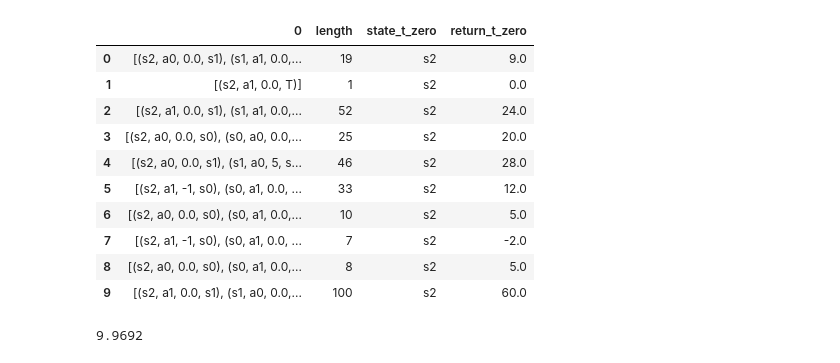
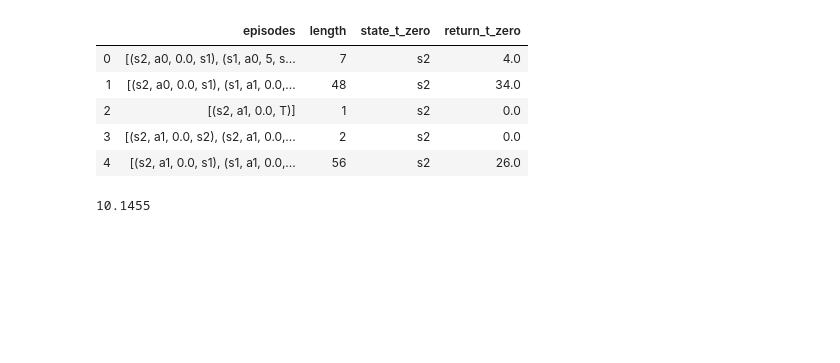
Before and after one commit to vumaasha/rl_handson, a Jupyter notebook: MDP/mdp.ipynb, the cells around one changed output. Cells and saved outputs as stored; diff of their text form; code cells hidden in the pictures; blank space fills up the shorter version.

```diff
--- a/MDP/mdp.ipynb
+++ b/MDP/mdp.ipynb
@@ -60,19 +95,10 @@ mdp = MDP(transition_probs, rewards)
 # %%
-import pandas as pd
-pd.set_option('display.max_colwidth',-1)
-
-def get_return(episode, t=0, gamma=1):
-    if len(episode) > t:
-        return episode[t][2] + gamma * get_return(episode, t+1, gamma)
-    else:
-        return 0
-
 def generate_episodes(count=10,start_state=None):
     episodes = [mdp.generate_episodes(start_state=start_state) for i in range(count)]
-    episodes_df = pd.Series(episodes).to_frame()
-    episodes_df['length'] = episodes_df[0].apply(len)
-    episodes_df['state_t_zero'] = episodes_df[0].apply(lambda x:x[0][0])
-    episodes_df['return_t_zero'] =  episodes_df[0].apply(get_return)
+    episodes_df = pd.DataFrame({'episodes':episodes})
+    episodes_df['length'] = episodes_df['episodes'].apply(len)
+    episodes_df['state_t_zero'] = episodes_df['episodes'].apply(lambda x:x[0][0])
+    episodes_df['return_t_zero'] =  episodes_df['episodes'].apply(get_return)
     return episodes_df
 # %%
 episodes_df = generate_episodes()
@@ -92,21 +113,16 @@ episodes_df
 # %%
 episodes_df = generate_episodes(count=10,start_state='s2')
-episodes_df
+episodes_df.head()
 # %% [output]
-|  | 0 | length | state_t_zero | return_t_zero |
-| 0 | [(s2, a0, 0.0, s1), (s1, a1, 0.0,... | 19 | s2 | 9.0 |
-| 1 | [(s2, a1, 0.0, T)] | 1 | s2 | 0.0 |
-| 2 | [(s2, a1, 0.0, s1), (s1, a1, 0.0,... | 52 | s2 | 24.0 |
-| 3 | [(s2, a0, 0.0, s0), (s0, a0, 0.0,... | 25 | s2 | 20.0 |
-| 4 | [(s2, a0, 0.0, s1), (s1, a0, 5, s... | 46 | s2 | 28.0 |
-| 5 | [(s2, a1, -1, s0), (s0, a1, 0.0, ... | 33 | s2 | 12.0 |
-| 6 | [(s2, a0, 0.0, s0), (s0, a1, 0.0,... | 10 | s2 | 5.0 |
-| 7 | [(s2, a1, -1, s0), (s0, a1, 0.0, ... | 7 | s2 | -2.0 |
-| 8 | [(s2, a0, 0.0, s0), (s0, a1, 0.0,... | 8 | s2 | 5.0 |
-| 9 | [(s2, a1, 0.0, s1), (s1, a0, 0.0,... | 100 | s2 | 60.0 |
+|  | episodes | length | state_t_zero | return_t_zero |
+| 0 | [(s2, a0, 0.0, s1), (s1, a0, 5, s... | 7 | s2 | 4.0 |
+| 1 | [(s2, a0, 0.0, s1), (s1, a1, 0.0,... | 48 | s2 | 34.0 |
+| 2 | [(s2, a1, 0.0, T)] | 1 | s2 | 0.0 |
+| 3 | [(s2, a1, 0.0, s2), (s2, a1, 0.0,... | 2 | s2 | 0.0 |
+| 4 | [(s2, a1, 0.0, s1), (s1, a1, 0.0,... | 56 | s2 | 26.0 |
 # %%
 episodes_df = generate_episodes(count=10000,start_state='s2')
 value_s0 = episodes_df.return_t_zero.mean()
 value_s0
 # %% [output]
-9.9692
+10.1455
```
Also changed, not shown: parts of 7 cells of this notebook, 3 other files.
